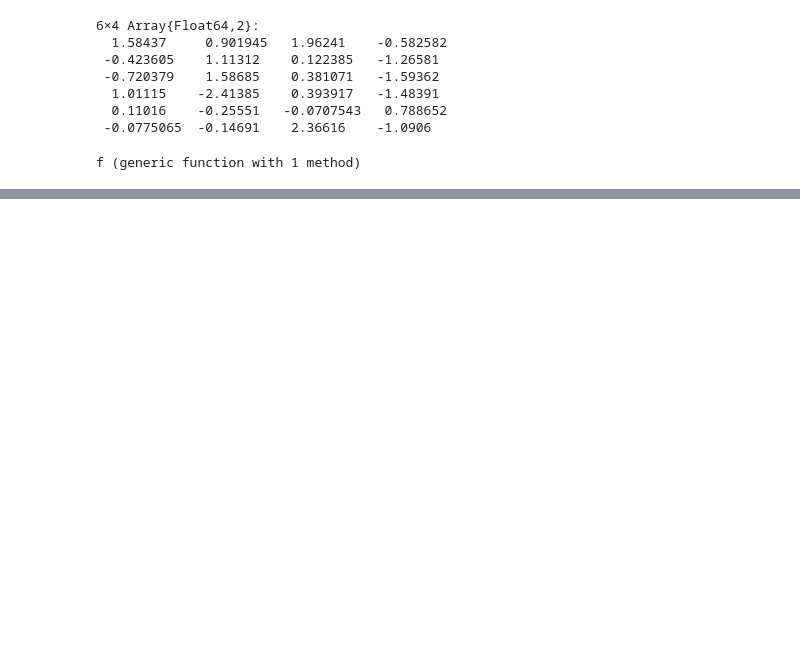
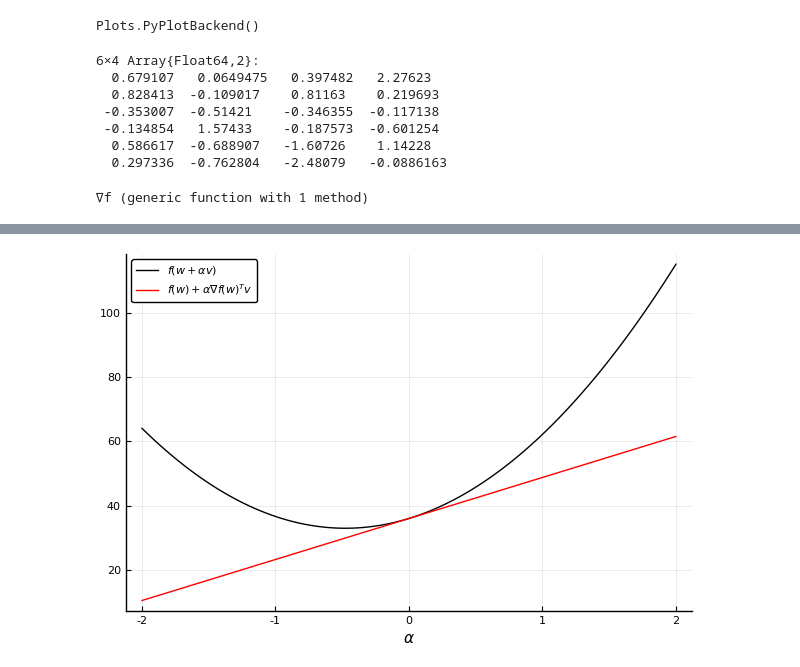
Before and after one commit to ORIE4741/demos, a Jupyter notebook: Gradient descent.ipynb, the cells around one changed output, grey strips where cells are left out. Cells and saved outputs as stored; diff of their text form; code cells hidden in the pictures; blank space fills up the shorter version.

```diff
--- a/Gradient descent.ipynb
+++ b/Gradient descent.ipynb
@@ -1,5 +1,14 @@
+# %%
+using Random
+using LinearAlgebra
+using Plots
+using LaTeXStrings
+pyplot()
+# %% [output]
+Plots.PyPlotBackend()
 # %%
 # generate random data matrix
+Random.seed!(0)
 n,d = 6,4
 X = randn(n,d)
 
@@ -7,12 +16,12 @@ X = randn(n,d)
 # X[:,3] = X[:,2]
 # %% [output]
 6×4 Array{Float64,2}:
-  1.58437     0.901945   1.96241    -0.582582
- -0.423605    1.11312    0.122385   -1.26581
- -0.720379    1.58685    0.381071   -1.59362
-  1.01115    -2.41385    0.393917   -1.48391
-  0.11016    -0.25551   -0.0707543   0.788652
- -0.0775065  -0.14691    2.36616    -1.0906
+  0.679107   0.0649475   0.397482   2.27623
+  0.828413  -0.109017    0.81163    0.219693
+ -0.353007  -0.51421    -0.346355  -0.117138
+ -0.134854   1.57433    -0.187573  -0.601254
+  0.586617  -0.688907   -1.60726    1.14228
+  0.297336  -0.762804   -2.48079   -0.0886163
 # %%
 # form data from noisy linear model
 w♮ = randn(d)
@@ -20,5 +29,6 @@ y = X*w♮ + .1*randn(n);
 # %%
 # look at least squares objective as a function of w
 f(w) = norm(y - X*w)^2
+∇f(w) = 2X'*X*w - 2X'*y
 # %% [output]
-f (generic function with 1 method)
+∇f (generic function with 1 method)
@@ -28,10 +35,9 @@ using LaTeXStrings
 # %%
-# gradient at w0 approximates f(w) near w0
-w0 = randn(d)
+# gradient at w approximates f(w) near w
+w = randn(d)
 v = randn(d)
-alphas = linspace(-2,2,100)
-∇f = 2X'*X*w0 - 2X'*y
-plot(alphas, [f(w0 + alpha*v) for alpha in alphas], color=:black, label=L"$f(w_0 + \alpha v)$")
-plot!(alphas, [f(w0) + alpha*dot(∇f, v) for alpha in alphas], color=:red, label=L"$f(w_0) + \alpha (\nabla f)^T v$")
-xlabel!(L"$\alpha$")
+alphas = LinRange(-2,2,100)
+plot(alphas, [f(w + alpha*v) for alpha in alphas], color=:black, label=L"f(w + \alpha v)")
+plot!(alphas, [f(w) + alpha*dot(∇f(w), v) for alpha in alphas], color=:red, label=L"f(w) + \alpha \nabla f(w)^T v")
+xlabel!(L"\alpha")
 # %% [output]
@@ -40,2 +44,3 @@ xlabel!(L"$\alpha$")
+[figure, added]
 # %%
 # function decreases fastest in the -∇f(w) direction
```
Also changed, not shown: parts of 9 cells of this notebook, 1 other file.
